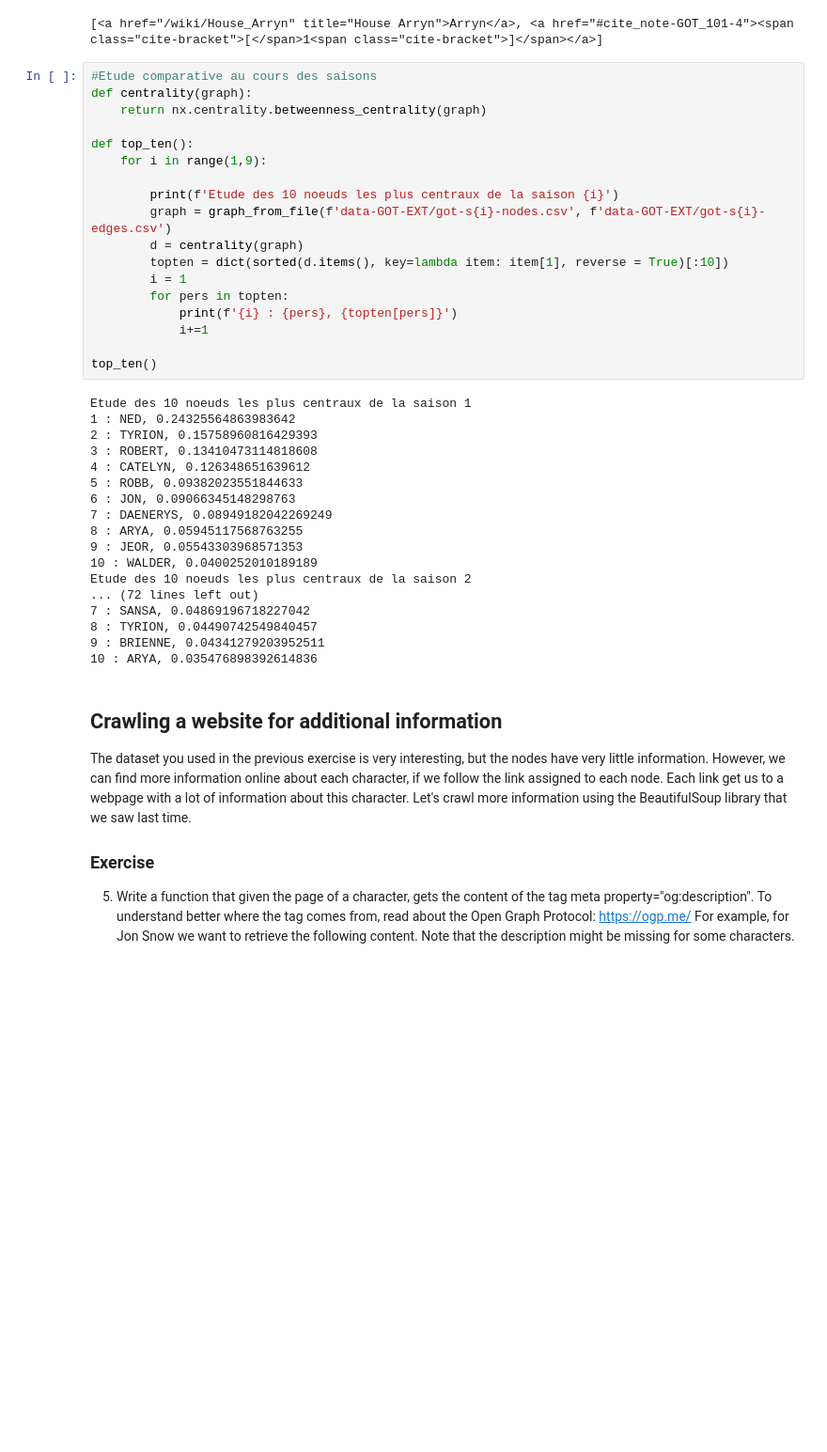
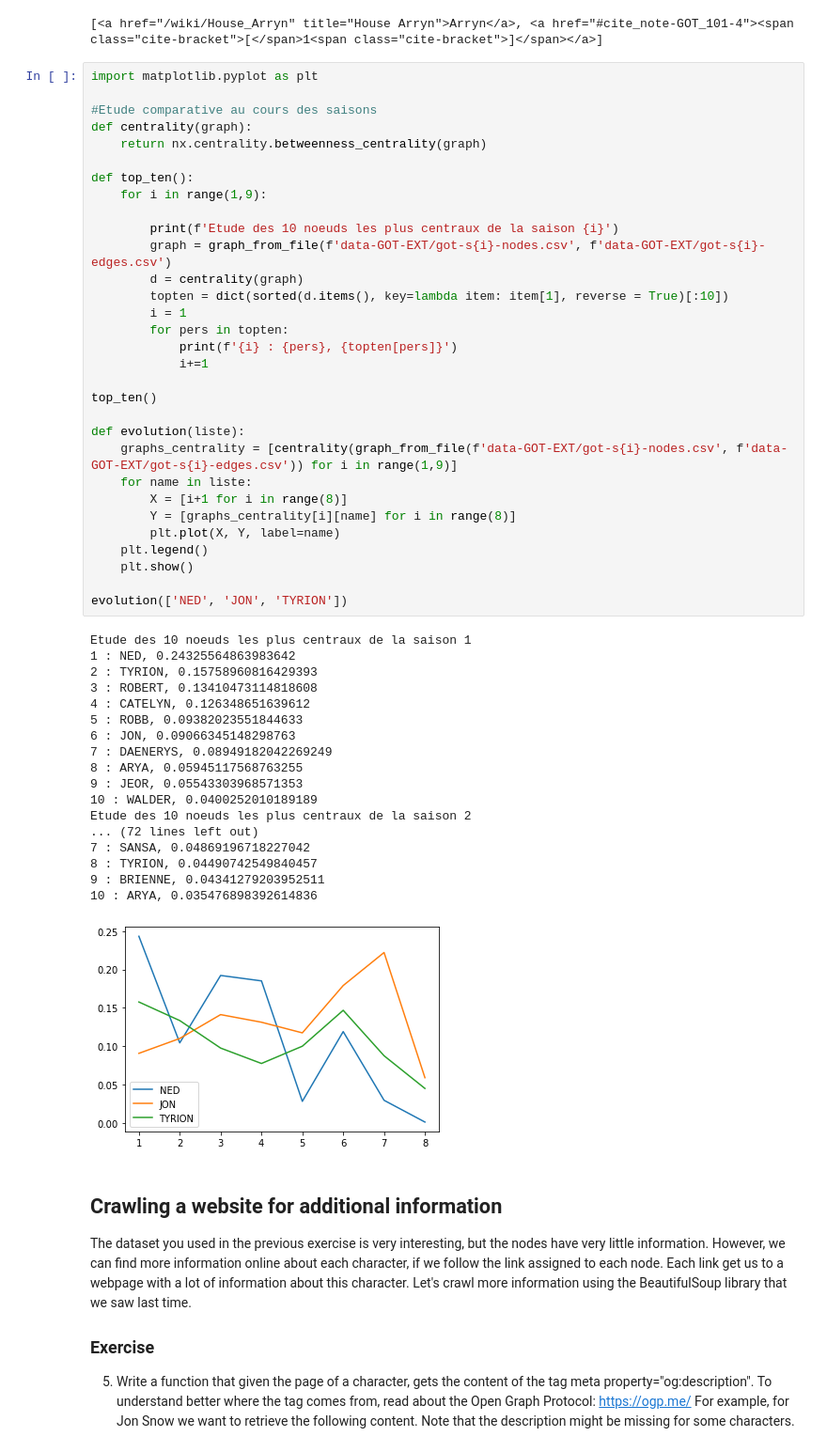
Before and after one commit to bpmarthur/Modal_TP2, a Jupyter notebook: TP2.ipynb, the cells around one changed output. Shown: that part at 94% size. Saved outputs shown, nothing was run; the diff lists cells and outputs as text; blank space fills up the shorter version.

```diff
--- a/TP2.ipynb
+++ b/TP2.ipynb
@@ -180,6 +182,8 @@ famille('https://gameofthrones.fandom.com/wiki/Robin_Arryn')
 # %% [output]
 [<a href="/wiki/House_Arryn" title="House Arryn">Arryn</a>, <a href="#cite_note-GOT_101-4"><span class="cite-bracket">[</span>1<span class="cite-bracket">]</span></a>]
 # %%
+import matplotlib.pyplot as plt
+
 #Etude comparative au cours des saisons
 def centrality(graph):
     return nx.centrality.betweenness_centrality(graph)
@@ -188,33 +192,45 @@ def top_ten():
     for i in range(1,9):
 
         print(f'Etude des 10 noeuds les plus centraux de la saison {i}')
         graph = graph_from_file(f'data-GOT-EXT/got-s{i}-nodes.csv', f'data-GOT-EXT/got-s{i}-edges.csv')
         d = centrality(graph)
         topten = dict(sorted(d.items(), key=lambda item: item[1], reverse = True)[:10])
         i = 1
         for pers in topten:
             print(f'{i} : {pers}, {topten[pers]}')
             i+=1
 
 top_ten()
+
+def evolution(liste):
+    graphs_centrality = [centrality(graph_from_file(f'data-GOT-EXT/got-s{i}-nodes.csv', f'data-GOT-EXT/got-s{i}-edges.csv')) for i in range(1,9)]
+    for name in liste:
+        X = [i+1 for i in range(8)]
+        Y = [graphs_centrality[i][name] for i in range(8)]
+        plt.plot(X, Y, label=name)
+    plt.legend()
+    plt.show()
+
+evolution(['NED', 'JON', 'TYRION'])
 # %% [output]
 Etude des 10 noeuds les plus centraux de la saison 1
 1 : NED, 0.24325564863983642
 2 : TYRION, 0.15758960816429393
 3 : ROBERT, 0.13410473114818608
 4 : CATELYN, 0.126348651639612
 5 : ROBB, 0.09382023551844633
 6 : JON, 0.09066345148298763
 7 : DAENERYS, 0.08949182042269249
 8 : ARYA, 0.05945117568763255
 9 : JEOR, 0.05543303968571353
 10 : WALDER, 0.0400252010189189
 Etude des 10 noeuds les plus centraux de la saison 2
 ... (72 lines left out)
 7 : SANSA, 0.04869196718227042
 8 : TYRION, 0.04490742549840457
 9 : BRIENNE, 0.04341279203952511
 10 : ARYA, 0.035476898392614836
+[figure, added]
 # %% [markdown]
 ## Crawling a website for additional information
 The dataset you used in the previous exercise is very interesting, but the nodes have very little information. However, we can find more information online about each character, if we follow the link assigned to each node. Each link get us to a webpage with a lot of information about this character.
```
Also changed, not shown: parts of 5 cells of this notebook.
